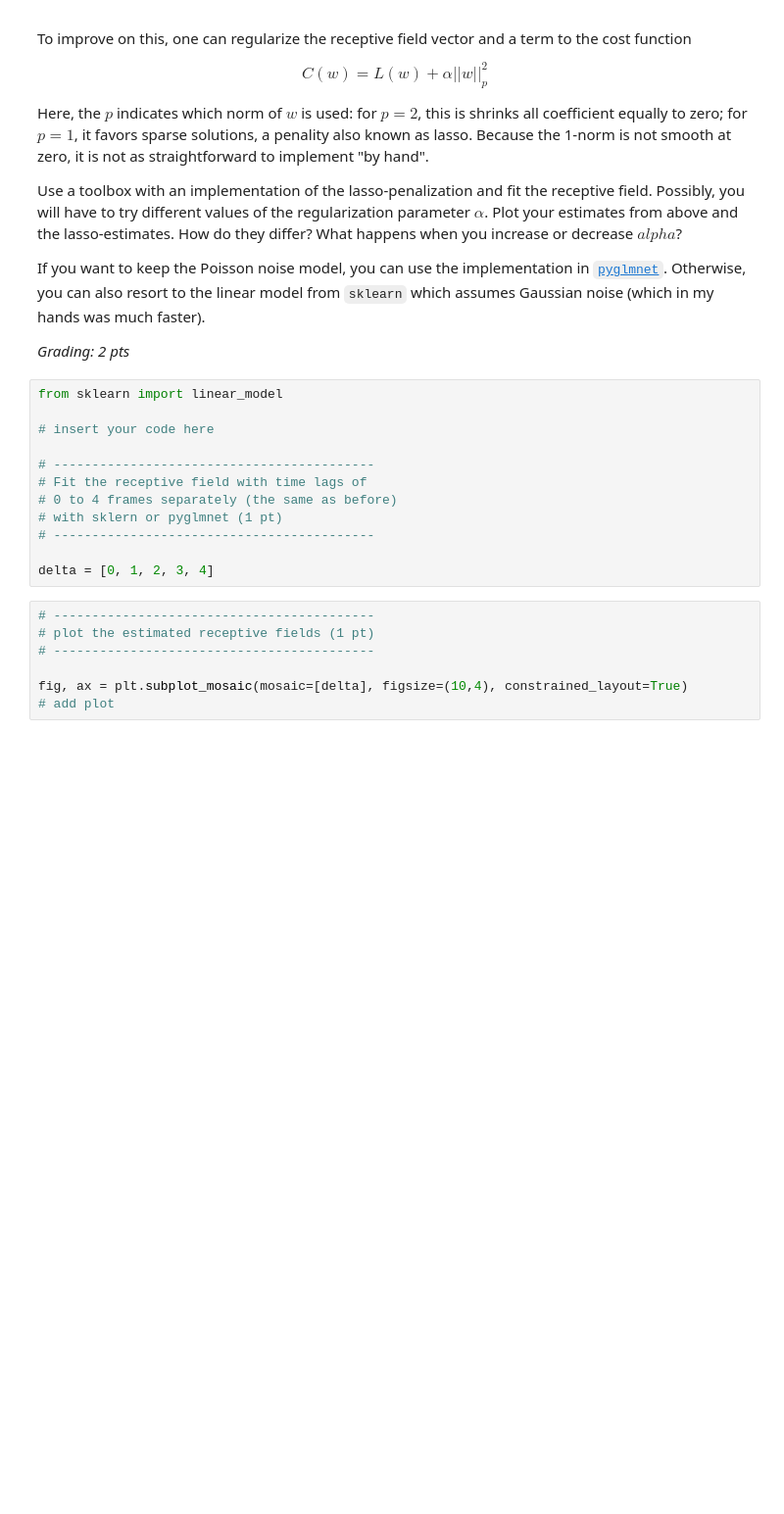
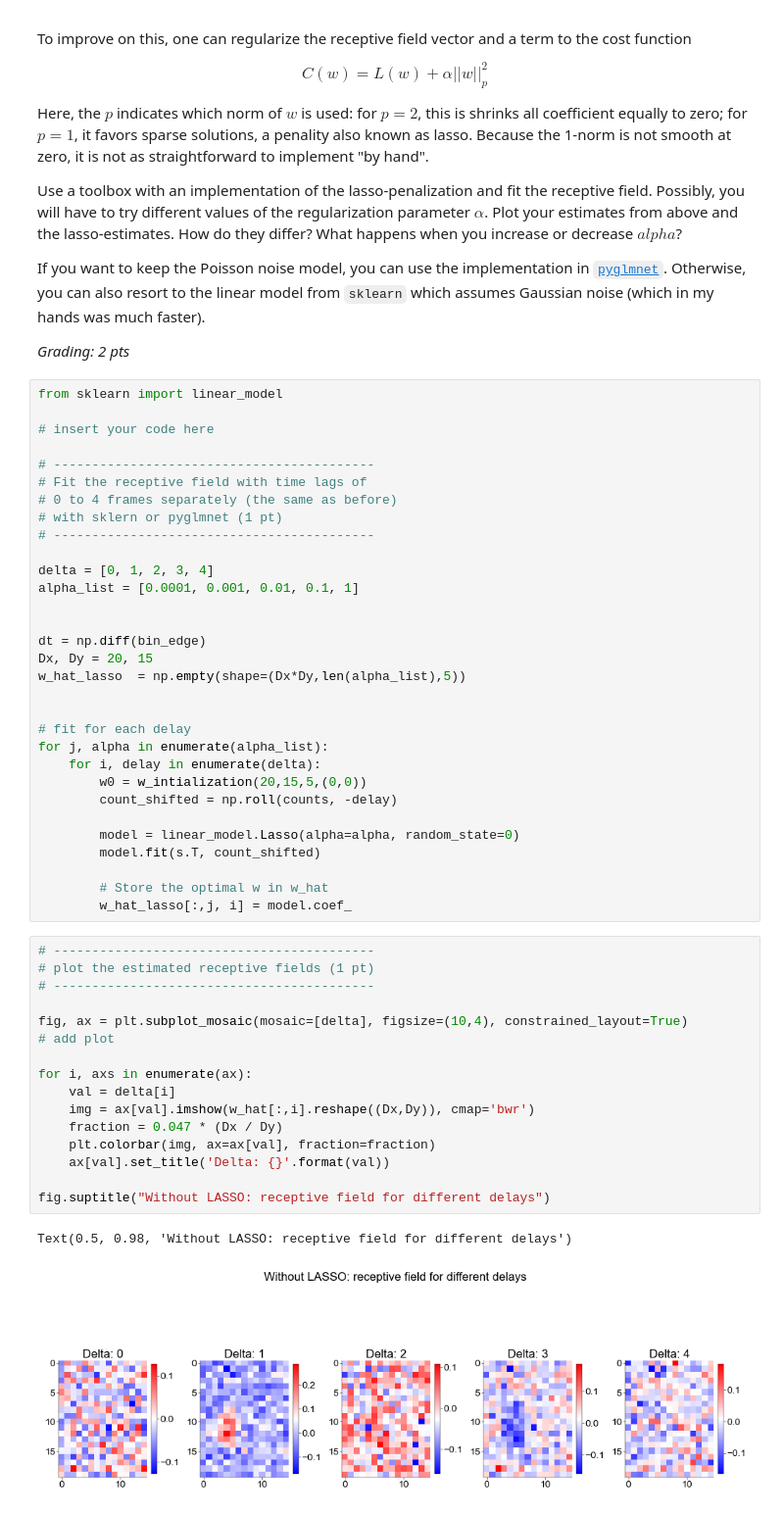
Before and after one commit to atimcenko/tu-neural-data-science, a Jupyter notebook: notebooks/CodingLab5_Nitin.ipynb, the cells around one changed output. Shown at 98% size. Cells and saved outputs as stored; diff of their text form; blank space fills up the shorter version.

```diff
--- a/notebooks/CodingLab5_Nitin.ipynb
+++ b/notebooks/CodingLab5_Nitin.ipynb
@@ -572,10 +603,41 @@ from sklearn import linear_model
 # ------------------------------------------
 
 delta = [0, 1, 2, 3, 4]
+alpha_list = [0.0001, 0.001, 0.01, 0.1, 1]
+
+
+dt = np.diff(bin_edge)
+Dx, Dy = 20, 15
+w_hat_lasso  = np.empty(shape=(Dx*Dy,len(alpha_list),5))
+
+
+# fit for each delay
+for j, alpha in enumerate(alpha_list):
+    for i, delay in enumerate(delta):
+        w0 = w_intialization(20,15,5,(0,0))
+        count_shifted = np.roll(counts, -delay)
+
+        model = linear_model.Lasso(alpha=alpha, random_state=0)
+        model.fit(s.T, count_shifted)
+
+        # Store the optimal w in w_hat
+        w_hat_lasso[:,j, i] = model.coef_
 # %%
 # ------------------------------------------
 # plot the estimated receptive fields (1 pt)
 # ------------------------------------------
 
 fig, ax = plt.subplot_mosaic(mosaic=[delta], figsize=(10,4), constrained_layout=True)
 # add plot
+
+for i, axs in enumerate(ax):
+    val = delta[i]
+    img = ax[val].imshow(w_hat[:,i].reshape((Dx,Dy)), cmap='bwr')
+    fraction = 0.047 * (Dx / Dy)
+    plt.colorbar(img, ax=ax[val], fraction=fraction)
+    ax[val].set_title('Delta: {}'.format(val))
+
+fig.suptitle("Without LASSO: receptive field for different delays")
+# %% [output]
+Text(0.5, 0.98, 'Without LASSO: receptive field for different delays')
+[figure, added]
```
Also changed, not shown: parts of 4 cells of this notebook.
